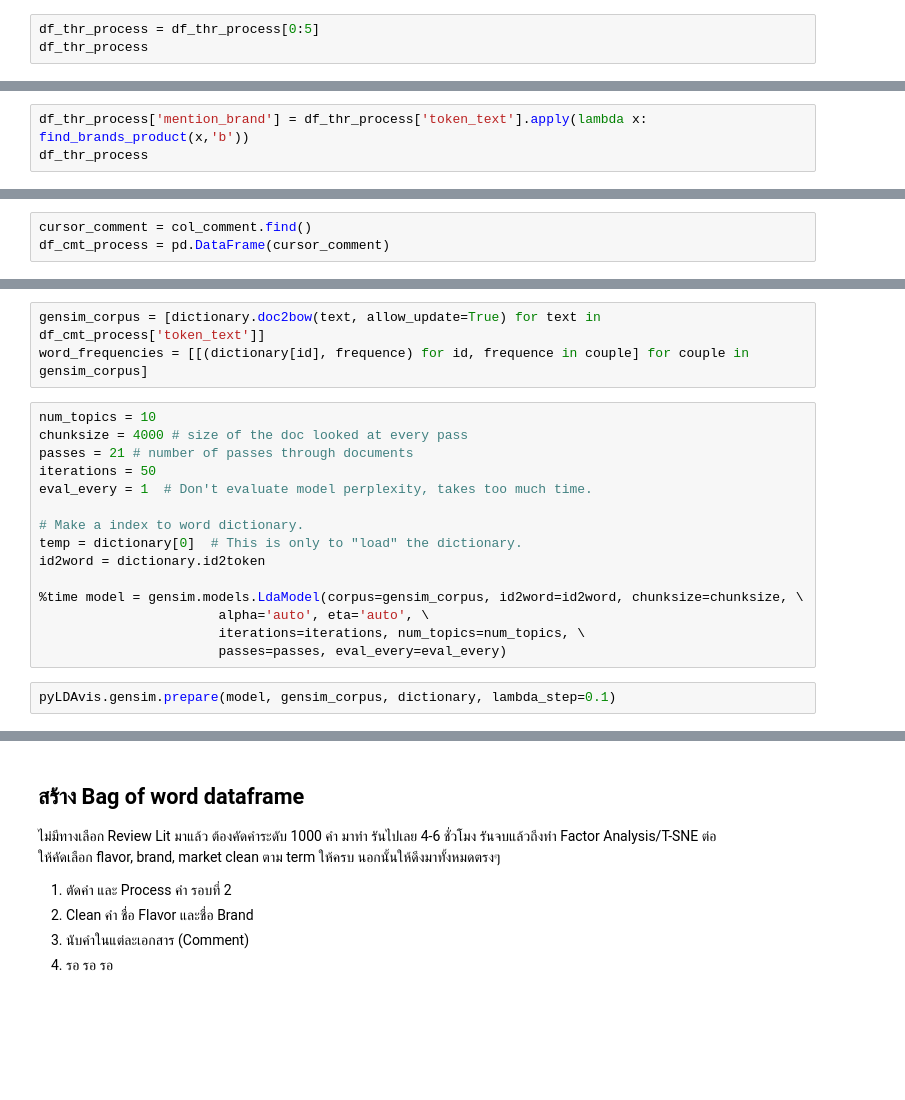
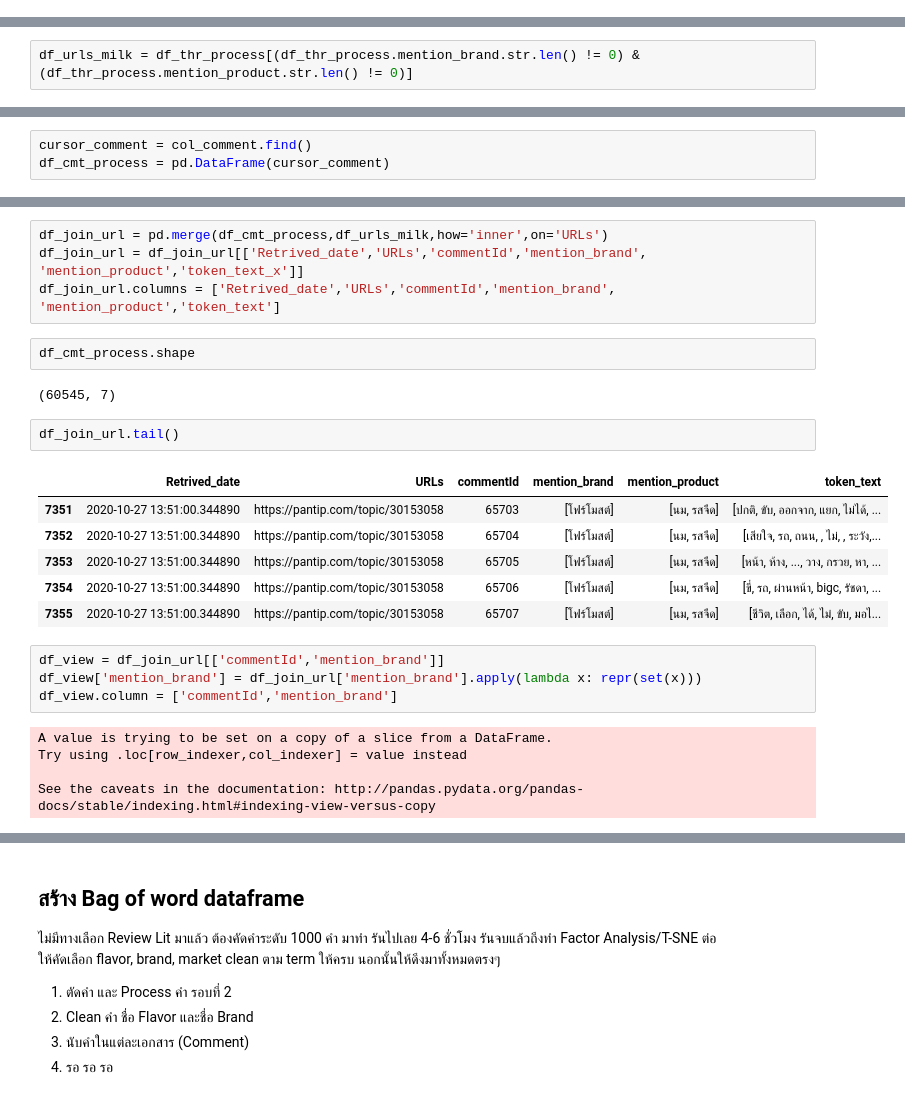
Before and after one commit to pacharapol4066/Product-Position-SNA, a Jupyter notebook: EDA_Token_CoocMat_MongoDB_FineTune1.ipynb, the cells around one changed output, grey strips where cells are left out. Cells and saved outputs as stored; diff of their text form; blank space fills up the shorter version.

Commit message:
edit 2
แก้ไขเพิ่ม word generalized

```diff
--- a/EDA_Token_CoocMat_MongoDB_FineTune1.ipynb
+++ b/EDA_Token_CoocMat_MongoDB_FineTune1.ipynb
@@ -366,6 +449,3 @@ def find_brands_product(x,catType):
 # %%
 cursor_thread = col_thread.find()
 df_thr_process = pd.DataFrame(cursor_thread)
-# %%
-df_thr_process = df_thr_process[0:5]
-df_thr_process
@@ -379,3 +451,0 @@ df_thr_process
-# %%
-df_thr_process['mention_brand'] = df_thr_process['token_text'].apply(lambda x: find_brands_product(x,'b'))
-df_thr_process
@@ -388,0 +452,2 @@ df_thr_process
+# %%
+df_urls_milk = df_thr_process[(df_thr_process.mention_brand.str.len() != 0) & (df_thr_process.mention_product.str.len() != 0)]
@@ -395,20 +465,26 @@ dictionary = gensim.corpora.Dictionary(df_cmt_process['token_text'])
-# %%
-gensim_corpus = [dictionary.doc2bow(text, allow_update=True) for text in df_cmt_process['token_text']]
-word_frequencies = [[(dictionary[id], frequence) for id, frequence in couple] for couple in gensim_corpus]
-# %%
-num_topics = 10
-chunksize = 4000 # size of the doc looked at every pass
-passes = 21 # number of passes through documents
-iterations = 50
-eval_every = 1  # Don't evaluate model perplexity, takes too much time.
-
-# Make a index to word dictionary.
-temp = dictionary[0]  # This is only to "load" the dictionary.
-id2word = dictionary.id2token
-
-%time model = gensim.models.LdaModel(corpus=gensim_corpus, id2word=id2word, chunksize=chunksize, \
-                       alpha='auto', eta='auto', \
-                       iterations=iterations, num_topics=num_topics, \
-                       passes=passes, eval_every=eval_every)
-# %%
-pyLDAvis.gensim.prepare(model, gensim_corpus, dictionary, lambda_step=0.1)
+# %%
+df_join_url = pd.merge(df_cmt_process,df_urls_milk,how='inner',on='URLs')
+df_join_url = df_join_url[['Retrived_date','URLs','commentId','mention_brand', 'mention_product','token_text_x']]
+df_join_url.columns = ['Retrived_date','URLs','commentId','mention_brand', 'mention_product','token_text']
+# %%
+df_cmt_process.shape
+# %% [output]
+(60545, 7)
+# %%
+df_join_url.tail()
+# %% [output]
+|  | Retrived_date | URLs | commentId | mention_brand | mention_product | token_text |
+| 7351 | 2020-10-27 13:51:00.344890 | https://pantip.com/topic/30153058 | 65703 | [โฟร์โมสต์] | [นม, รสจืด] | [ปกติ, ขับ, ออกจาก, แยก, ไม่ได้, ... |
+| 7352 | 2020-10-27 13:51:00.344890 | https://pantip.com/topic/30153058 | 65704 | [โฟร์โมสต์] | [นม, รสจืด] | [เสียใจ, รถ, ถนน, , ไม่, , ระวัง,... |
+| 7353 | 2020-10-27 13:51:00.344890 | https://pantip.com/topic/30153058 | 65705 | [โฟร์โมสต์] | [นม, รสจืด] | [หน้า, ห้าง, ..., วาง, กรวย, หา, ... |
+| 7354 | 2020-10-27 13:51:00.344890 | https://pantip.com/topic/30153058 | 65706 | [โฟร์โมสต์] | [นม, รสจืด] | [ขี่, รถ, ผ่านหน้า, bigc, รัชดา, ... |
+| 7355 | 2020-10-27 13:51:00.344890 | https://pantip.com/topic/30153058 | 65707 | [โฟร์โมสต์] | [นม, รสจืด] | [ชีวิต, เลือก, ได้, ไม่, ขับ, มอไ... |
+# %%
+df_view = df_join_url[['commentId','mention_brand']]
+df_view['mention_brand'] = df_join_url['mention_brand'].apply(lambda x: repr(set(x)))
+df_view.column = ['commentId','mention_brand']
+# %% [output]
+A value is trying to be set on a copy of a slice from a DataFrame.
+Try using .loc[row_indexer,col_indexer] = value instead
+
+See the caveats in the documentation: http://pandas.pydata.org/pandas-docs/stable/indexing.html#indexing-view-versus-copy
```
Also changed, not shown: parts of 54 cells of this notebook.
